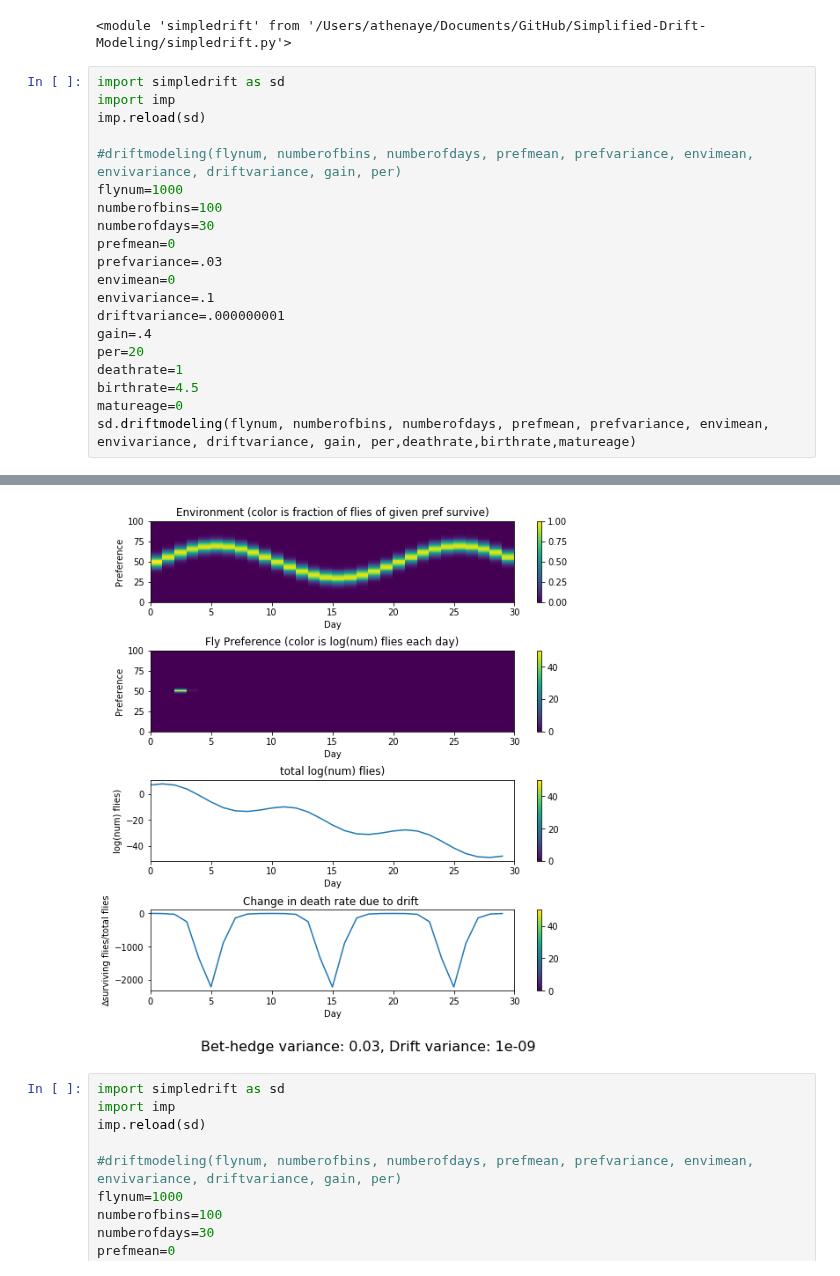
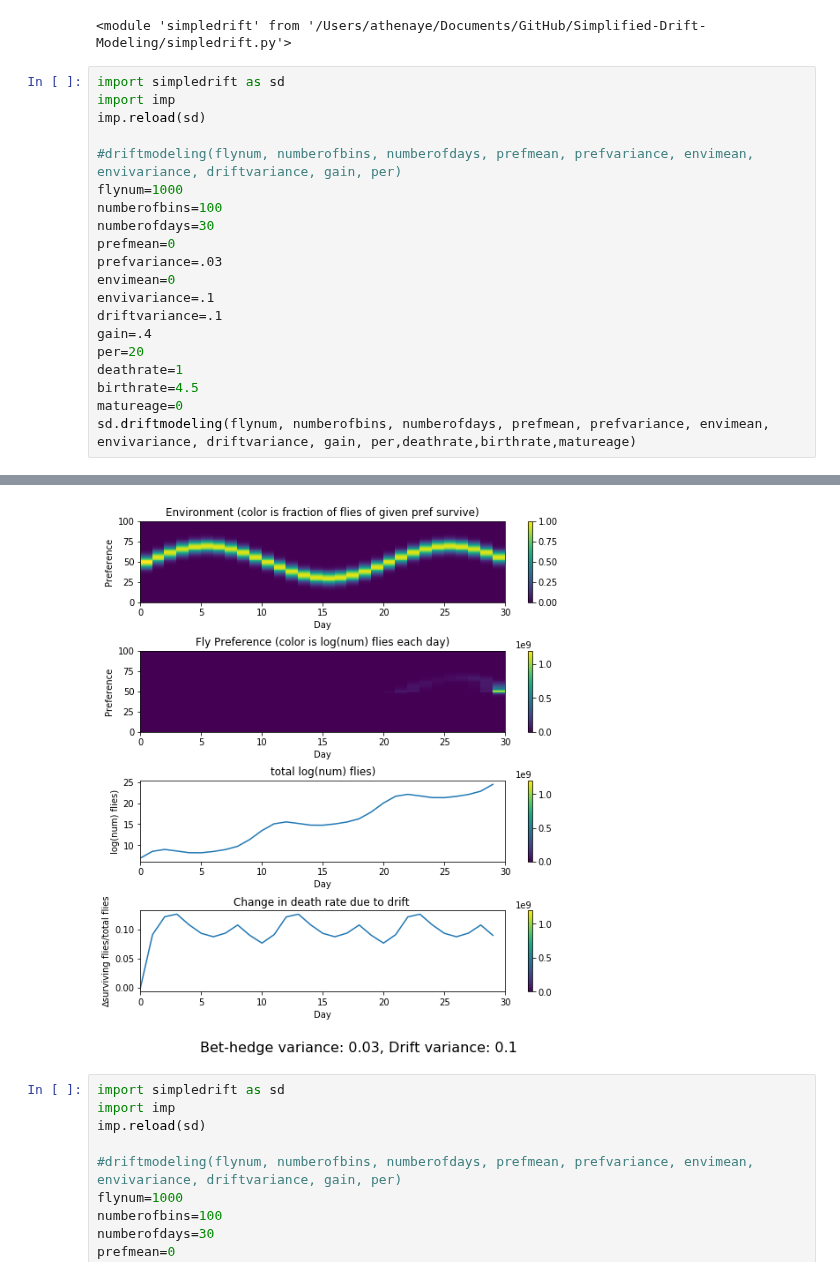
Before and after one commit to ryantmaloney/Simplified-Drift-Modeling, a Jupyter notebook: driftmodeling.ipynb, the cells around one changed output, grey strips where cells are left out. Drawn from its saved outputs; the diff is of its cells as text.

```diff
--- a/driftmodeling.ipynb
+++ b/driftmodeling.ipynb
@@ -17,7 +17,7 @@ prefmean=0
 prefvariance=.03
 envimean=0
 envivariance=.1
-driftvariance=.000000001
+driftvariance=.1
 gain=.4
 per=20
 deathrate=1
@@ -45,4 +45,4 @@ sd.driftmodeling(flynum, numberofbins, numberofdays, prefmean, prefvariance, env
-[figure, old version]
+[figure, new version]
 # %%
 import simpledrift as sd
 import imp
```
Also changed, not shown: parts of 1 cell of this notebook, 1 other file.
